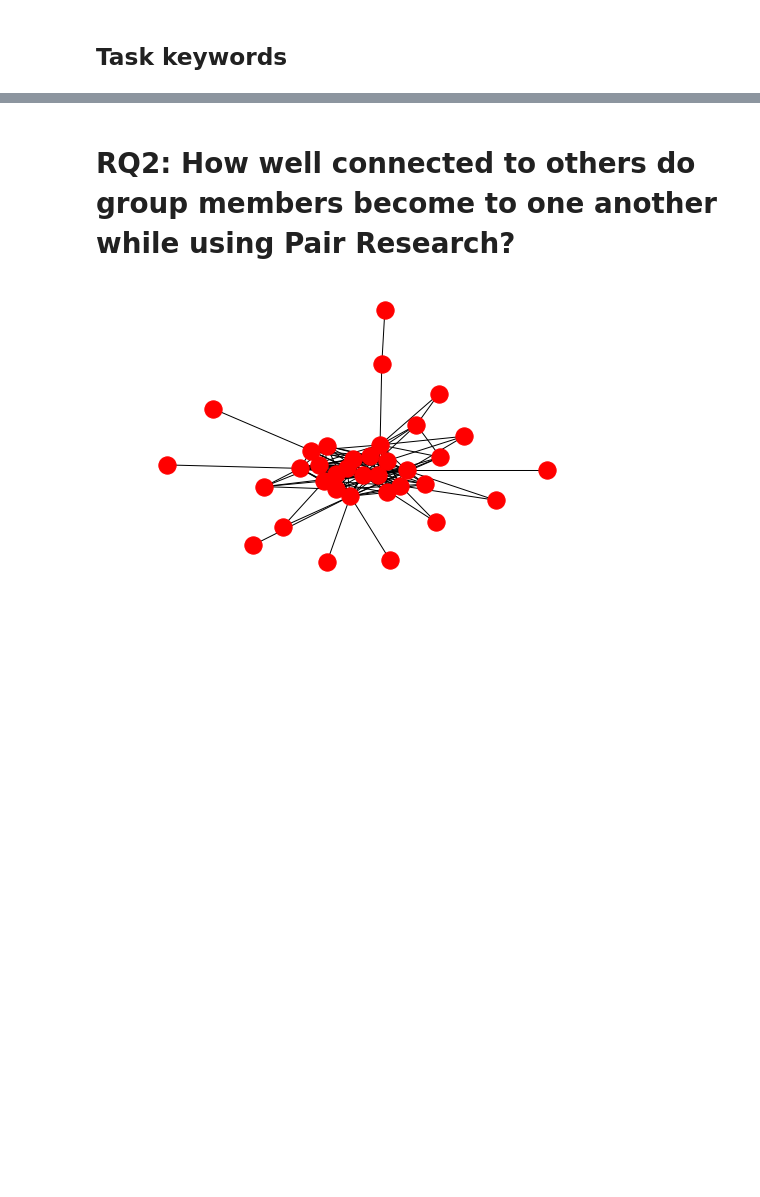
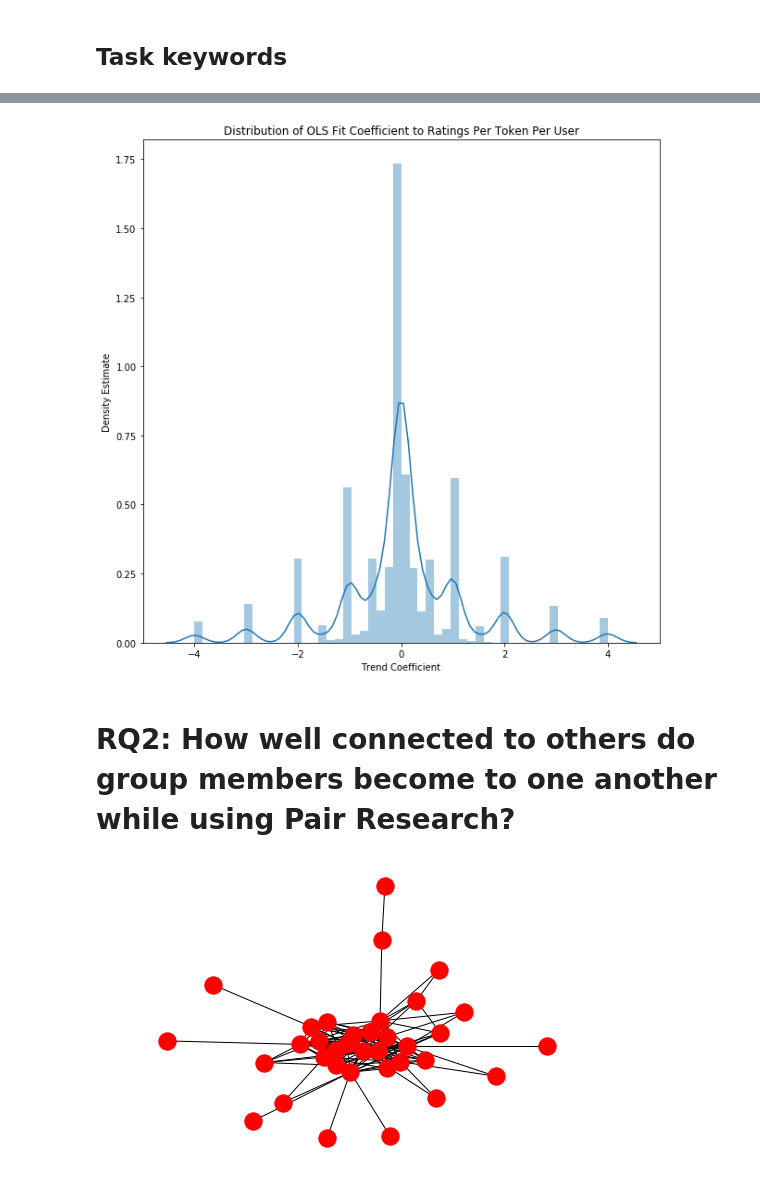
Before and after one commit to NUDelta/pair-research-matching-alg, a Jupyter notebook: network_analysis/NetworkAnalysis.ipynb, the cells around one changed output, grey strips where cells are left out. Saved outputs shown, nothing was run; the diff lists cells and outputs as text; code cells hidden in the pictures; blank space fills up the shorter version.

```diff
--- a/network_analysis/NetworkAnalysis.ipynb
+++ b/network_analysis/NetworkAnalysis.ipynb
@@ -408,6 +426,7 @@ def clean_task_request(text):
 # removing stop words only
 tasks_history_tokens = tasks_history.drop_duplicates(['task'])
 tasks_history_tokens['task_tokens'] = tasks_history_tokens['task'].apply(lambda x: clean_task_request(x))
+tasks_history_tokens['task_label'] = ''
 tasks_history_tokens.head()
 # %% [output]
 A value is trying to be set on a copy of a slice from a DataFrame.
@@ -436,0 +448,9 @@ tasks_history_tokens[tasks_history_tokens.groupId.isin([delta_group_id, dtr_grou
+# %%
+delta_group_id = '9mdkMmj4pY8Q2TwqF'
+dtr_group_id = 'sM3z5FkZfsABqcj3g'
+
+delta_dtr_task_history = tasks_history_tokens[tasks_history_tokens.groupId.isin([delta_group_id, dtr_group_id])].reset_index(drop=True)
+delta_dtr_affinities_history = affinities_history[affinities_history.groupId.isin([delta_group_id, dtr_group_id])].reset_index(drop=True)
+
+delta_dtr_task_history = delta_dtr_task_history[['groupId', 'pairingId', 'group_pairing_id', 'userId', 'task_tokens']]
+delta_dtr_affinities_history = delta_dtr_affinities_history[['groupId', 'pairingId', 'group_pairing_id', 'helpeeId', 'helperId', 'value']]
@@ -436,0 +524,24 @@ tasks_history_tokens[tasks_history_tokens.groupId.isin([delta_group_id, dtr_grou
+# %%
+# add summary stats for ratings
+delta_dtr_token_ratings['min_rating'] = delta_dtr_token_ratings['ratings'].apply(min)
+delta_dtr_token_ratings['median_rating'] = delta_dtr_token_ratings['ratings'].apply(np.median)
+delta_dtr_token_ratings['max_rating'] = delta_dtr_token_ratings['ratings'].apply(max)
+delta_dtr_token_ratings['mean_rating'] = delta_dtr_token_ratings['ratings'].apply(np.mean)
+delta_dtr_token_ratings['std_rating'] = delta_dtr_token_ratings['ratings'].apply(np.std)
+
+# add trendline
+def compute_trend_coefficient(curr_ratings):
+    if len(curr_ratings) > 1:
+        return np.polyfit(x=np.arange((len(curr_ratings))), y=curr_ratings, deg=1)[0]
+    return np.nan
+
+def compute_trend_direction(coefficient):
+    if np.isnan(coefficient):
+        return 'none'
+    return 'positive' if coefficient > 0 else 'negative'
+
+delta_dtr_token_ratings['trend_coefficient'] = delta_dtr_token_ratings['ratings'].apply(compute_trend_coefficient)
+delta_dtr_token_ratings['trend_direction'] = delta_dtr_token_ratings['trend_coefficient'].apply(compute_trend_direction)
+
+# display rating data
+delta_dtr_token_ratings.head(10)
@@ -437,3 +580,11 @@ tasks_history_tokens[tasks_history_tokens.groupId.isin([delta_group_id, dtr_grou
+# %%
+fig = plt.subplots(figsize=(10, 10))
+ax = sns.distplot(delta_dtr_token_ratings['trend_coefficient'].dropna())
+ax.set_title('Distribution of OLS Fit Coefficient to Ratings Per Token Per User')
+ax.set_xlabel('Trend Coefficient');
+ax.set_ylabel('Density Estimate');
+# %% [output]
+[figure, added]
 # %% [markdown]
 # RQ2: How well connected to others do group members become to one another while using Pair Research?
 # %%
```
Also changed, not shown: parts of 14 cells of this notebook.
